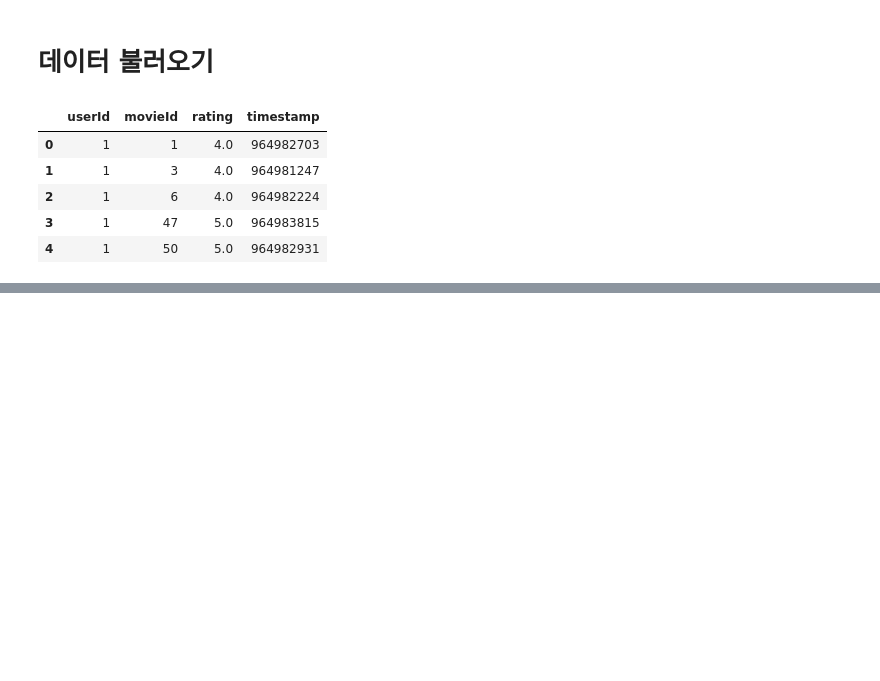
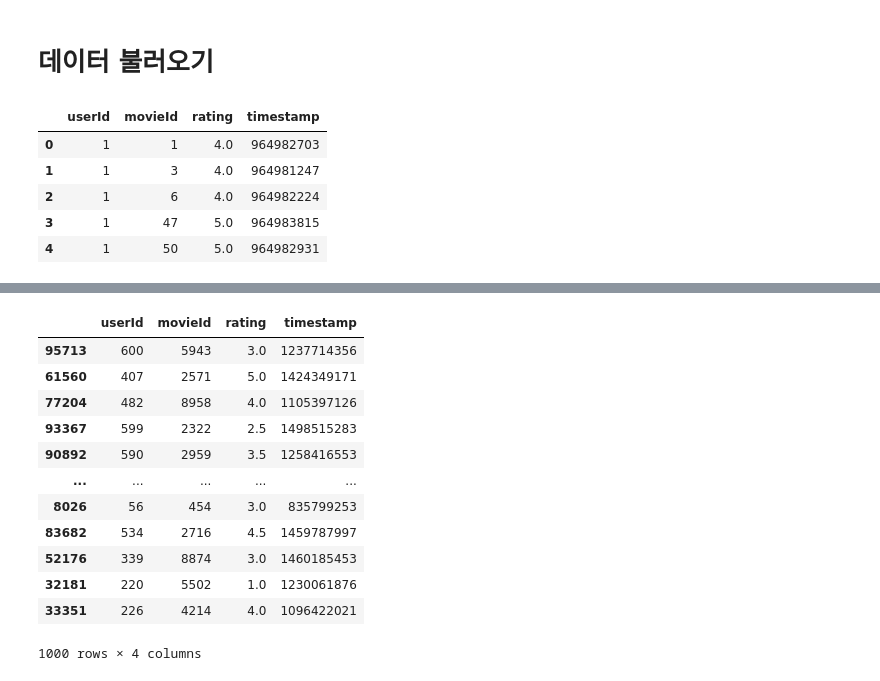
Before and after one commit to Vaycold/Vaycold, a Jupyter notebook: Recommend_Algorithm/모델_기반_협업_필터링_협업필터링_성능_비교_분석.ipynb, the cells around one changed output, grey strips where cells are left out. Saved outputs shown, nothing was run; the diff lists cells and outputs as text; code cells hidden in the pictures; blank space fills up the shorter version.

```diff
--- a/Recommend_Algorithm/모델_기반_협업_필터링_협업필터링_성능_비교_분석.ipynb
+++ b/Recommend_Algorithm/모델_기반_협업_필터링_협업필터링_성능_비교_분석.ipynb
@@ -41,0 +64,16 @@ ratings_df.head()
+# %%
+train_df
+# %% [output]
+|  | userId | movieId | rating | timestamp |
+| 95713 | 600 | 5943 | 3.0 | 1237714356 |
+| 61560 | 407 | 2571 | 5.0 | 1424349171 |
+| 77204 | 482 | 8958 | 4.0 | 1105397126 |
+| 93367 | 599 | 2322 | 2.5 | 1498515283 |
+| 90892 | 590 | 2959 | 3.5 | 1258416553 |
+| ... | ... | ... | ... | ... |
+| 8026 | 56 | 454 | 3.0 | 835799253 |
+| 83682 | 534 | 2716 | 4.5 | 1459787997 |
+| 52176 | 339 | 8874 | 3.0 | 1460185453 |
+| 32181 | 220 | 5502 | 1.0 | 1230061876 |
+| 33351 | 226 | 4214 | 4.0 | 1096422021 |
+1000 rows × 4 columns
```
Also changed, not shown: parts of 27 cells of this notebook.
